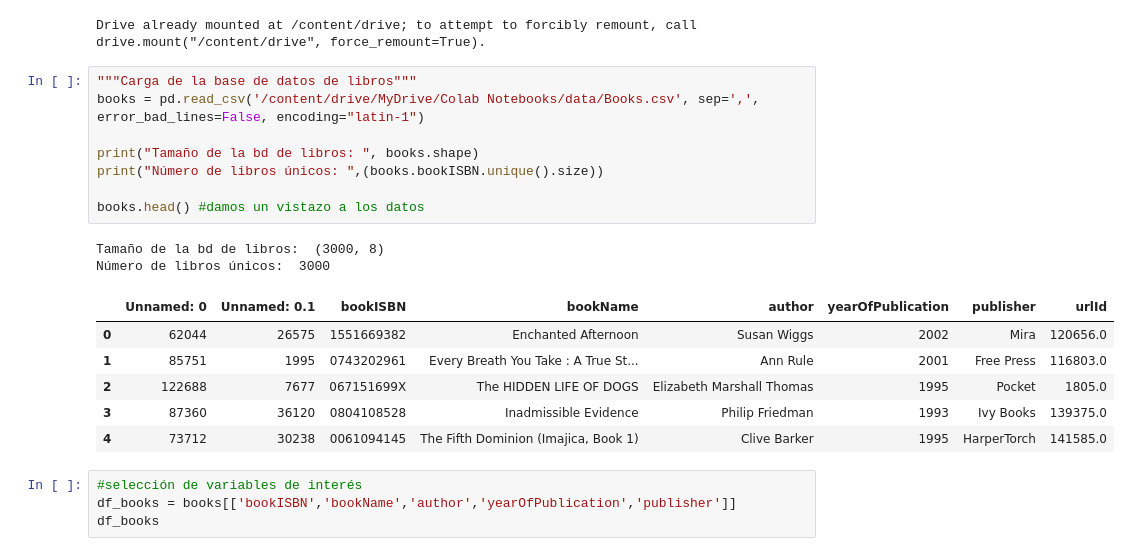
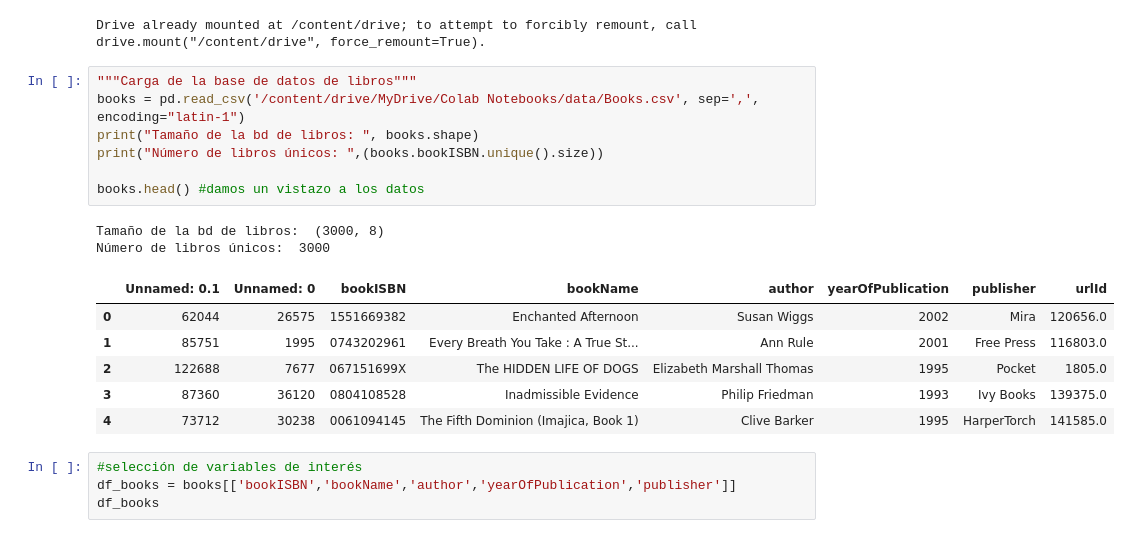
Before and after one commit to blancavazquez/Analisis-datos-masivos-2024, a Jupyter notebook: notebooks/4_modelado_factor_latente.ipynb, the cells around one changed output. Saved outputs shown, nothing was run; the diff lists cells and outputs as text.

```diff
--- a/notebooks/4_modelado_factor_latente.ipynb
+++ b/notebooks/4_modelado_factor_latente.ipynb
@@ -37,16 +37,15 @@ drive.mount('/content/drive')
 Drive already mounted at /content/drive; to attempt to forcibly remount, call drive.mount("/content/drive", force_remount=True).
 # %%
 """Carga de la base de datos de libros"""
-books = pd.read_csv('/content/drive/MyDrive/Colab Notebooks/data/Books.csv', sep=',', error_bad_lines=False, encoding="latin-1")
-
+books = pd.read_csv('/content/drive/MyDrive/Colab Notebooks/data/Books.csv', sep=',', encoding="latin-1")
 print("Tamaño de la bd de libros: ", books.shape)
 print("Número de libros únicos: ",(books.bookISBN.unique().size))
 
 books.head() #damos un vistazo a los datos
 # %% [output]
 Tamaño de la bd de libros:  (3000, 8)
 Número de libros únicos:  3000
-|  | Unnamed: 0 | Unnamed: 0.1 | bookISBN | bookName | author | yearOfPublication | publisher | urlId |
+|  | Unnamed: 0.1 | Unnamed: 0 | bookISBN | bookName | author | yearOfPublication | publisher | urlId |
 | 0 | 62044 | 26575 | 1551669382 | Enchanted Afternoon | Susan Wiggs | 2002 | Mira | 120656.0 |
 | 1 | 85751 | 1995 | 0743202961 | Every Breath You Take : A True St... | Ann Rule | 2001 | Free Press | 116803.0 |
 | 2 | 122688 | 7677 | 067151699X | The HIDDEN LIFE OF DOGS | Elizabeth Marshall Thomas | 1995 | Pocket | 1805.0 |
```
Also changed, not shown: parts of 11 cells of this notebook.
